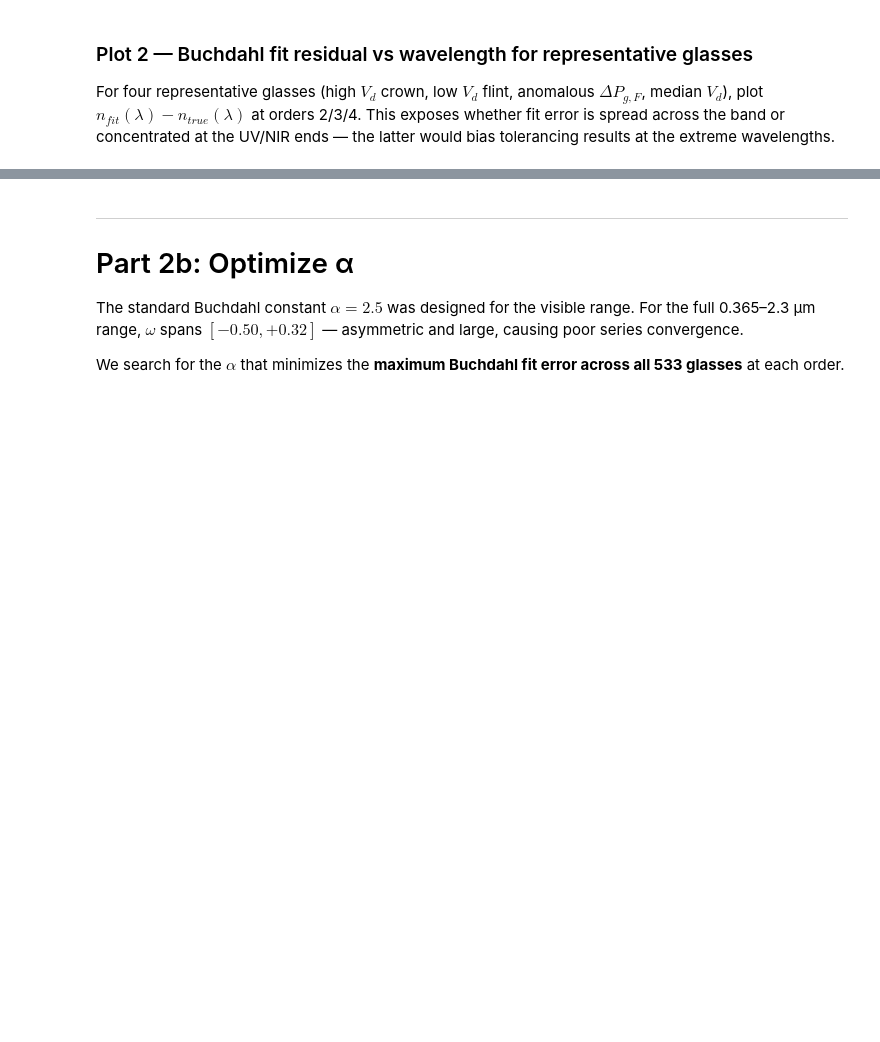
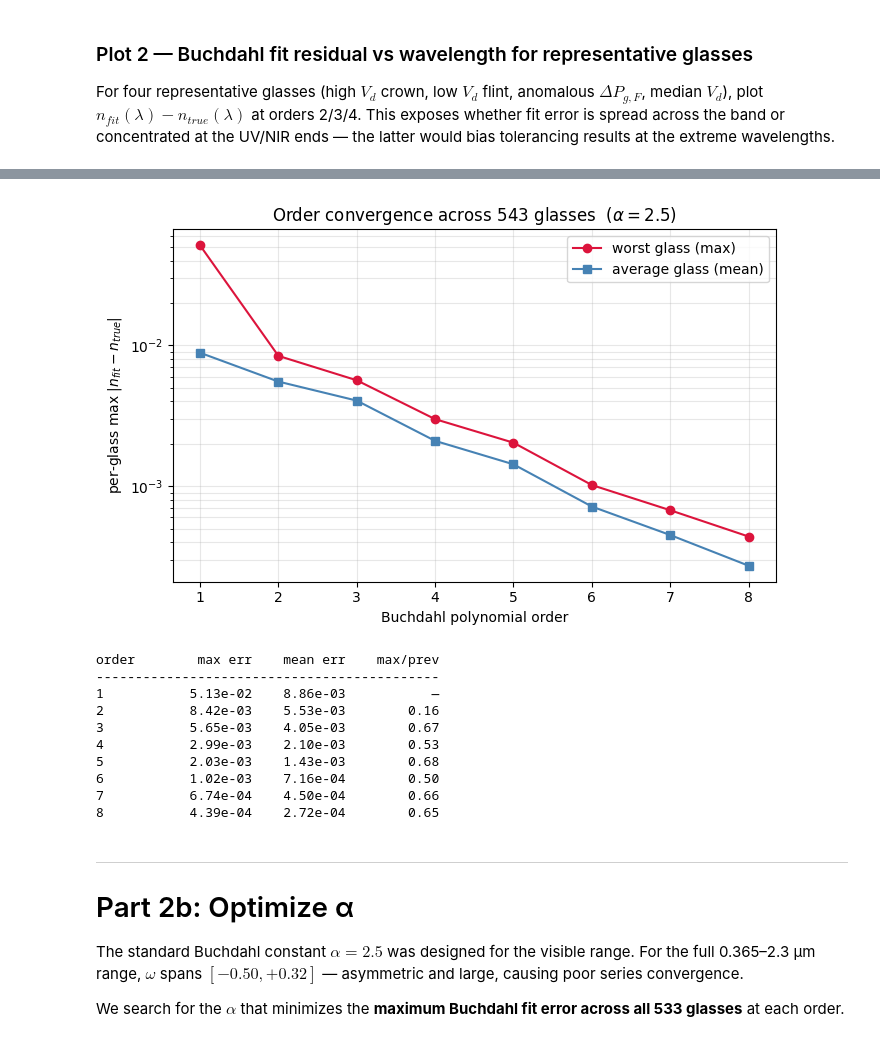
Before and after one commit to Leyangf/dispersion-lab, a Jupyter notebook: notebooks/01_model_glass_buchdahl.ipynb, the cells around one changed output, grey strips where cells are left out. Saved outputs shown, nothing was run; the diff lists cells and outputs as text; code cells hidden in the pictures; blank space fills up the shorter version.

```diff
--- a/notebooks/01_model_glass_buchdahl.ipynb
+++ b/notebooks/01_model_glass_buchdahl.ipynb
@@ -454,3 +529,53 @@ plt.show()
+# %%
+# ── Order-vs-error convergence curve (alpha = 2.5) ──
+# Answers the question "how far can we push by just raising order?"
+# A flattening curve signals that alpha (not order) is the bottleneck.
+
+orders_sweep = np.arange(1, 9)
+max_err_curve  = []
+mean_err_curve = []
+
+for order in range(1, 9):
+    per_glass_max = []
+    for g in glasses_filtered:
+        nd = g["nd"]
+        indices_true = get_indices(g, wavelengths)
+        nu = buchdahl_fit_from_indices(nd, indices_true, omega_17, order=order)
+        indices_fit = buchdahl_eval(nd, nu, omega_17)
+        per_glass_max.append(np.max(np.abs(indices_true - indices_fit)))
+    max_err_curve.append(max(per_glass_max))
+    mean_err_curve.append(np.mean(per_glass_max))
+
+fig, ax = plt.subplots(figsize=(7, 4.5))
+ax.semilogy(orders_sweep, max_err_curve,  "o-", color="crimson",   label="worst glass (max)")
+ax.semilogy(orders_sweep, mean_err_curve, "s-", color="steelblue", label="average glass (mean)")
+ax.set_xlabel("Buchdahl polynomial order")
+ax.set_ylabel(r"per-glass max $|n_{fit}-n_{true}|$")
+ax.set_title(r"Order convergence across 543 glasses  ($\alpha=2.5$)")
+ax.grid(True, which="both", alpha=0.3)
+ax.legend()
+plt.tight_layout()
+plt.show()
+
+print(f"\n{'order':<8}{'max err':>12}{'mean err':>12}{'max/prev':>12}")
+print("-" * 44)
+prev_max = None
+for o, mx, mn in zip(orders_sweep, max_err_curve, mean_err_curve):
+    ratio = f"{mx/prev_max:.2f}" if prev_max else "—"
+    print(f"{o:<8}{mx:>12.2e}{mn:>12.2e}{ratio:>12}")
+    prev_max = mx
+# %% [output]
+[figure, added]
+order        max err    mean err    max/prev
+--------------------------------------------
+1           5.13e-02    8.86e-03           —
+2           8.42e-03    5.53e-03        0.16
+3           5.65e-03    4.05e-03        0.67
+4           2.99e-03    2.10e-03        0.53
+5           2.03e-03    1.43e-03        0.68
+6           1.02e-03    7.16e-04        0.50
+7           6.74e-04    4.50e-04        0.66
+8           4.39e-04    2.72e-04        0.65
 # %% [markdown]
 ---
 # Part 2b: Optimize α
```
Also changed, not shown: parts of 17 cells of this notebook.
